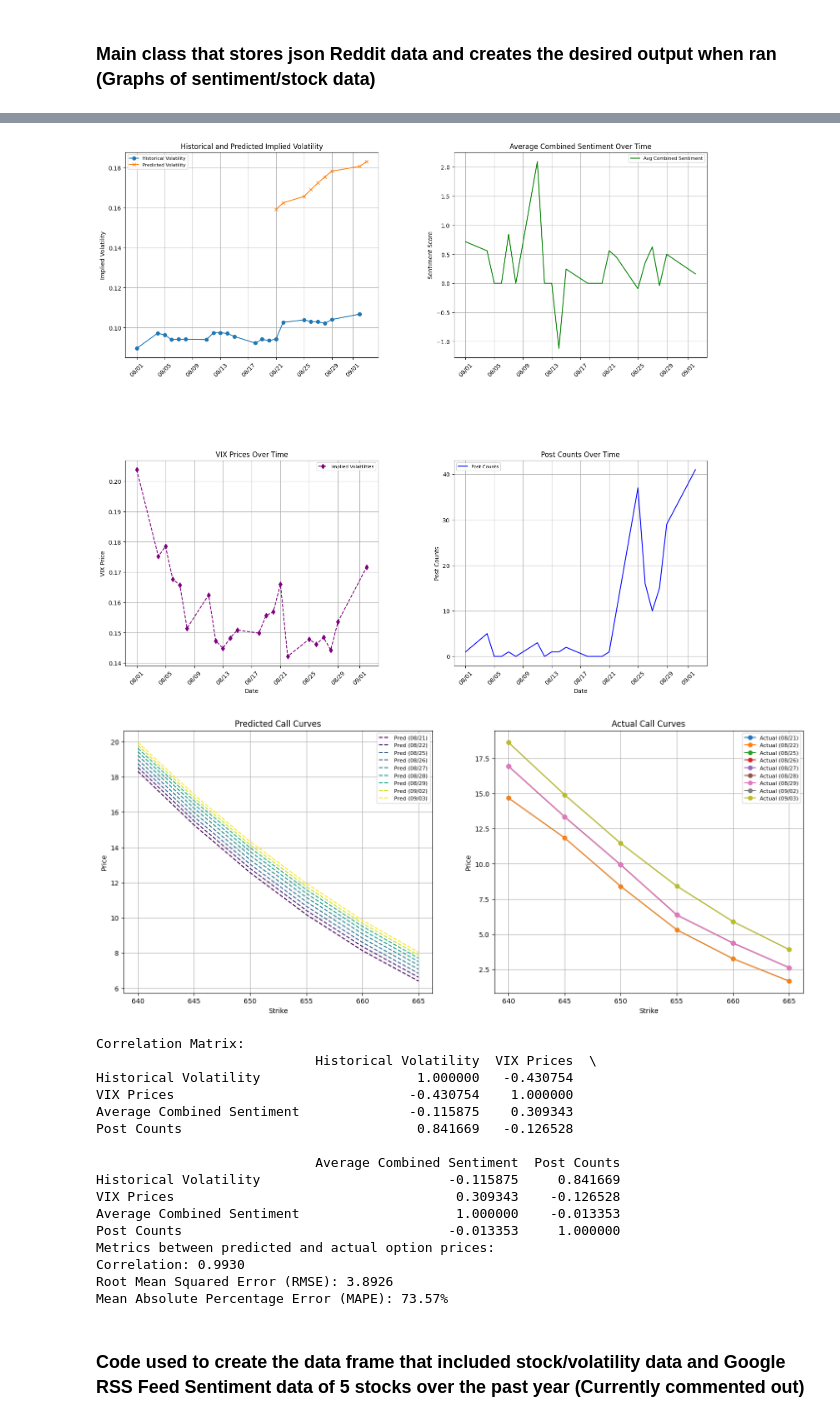
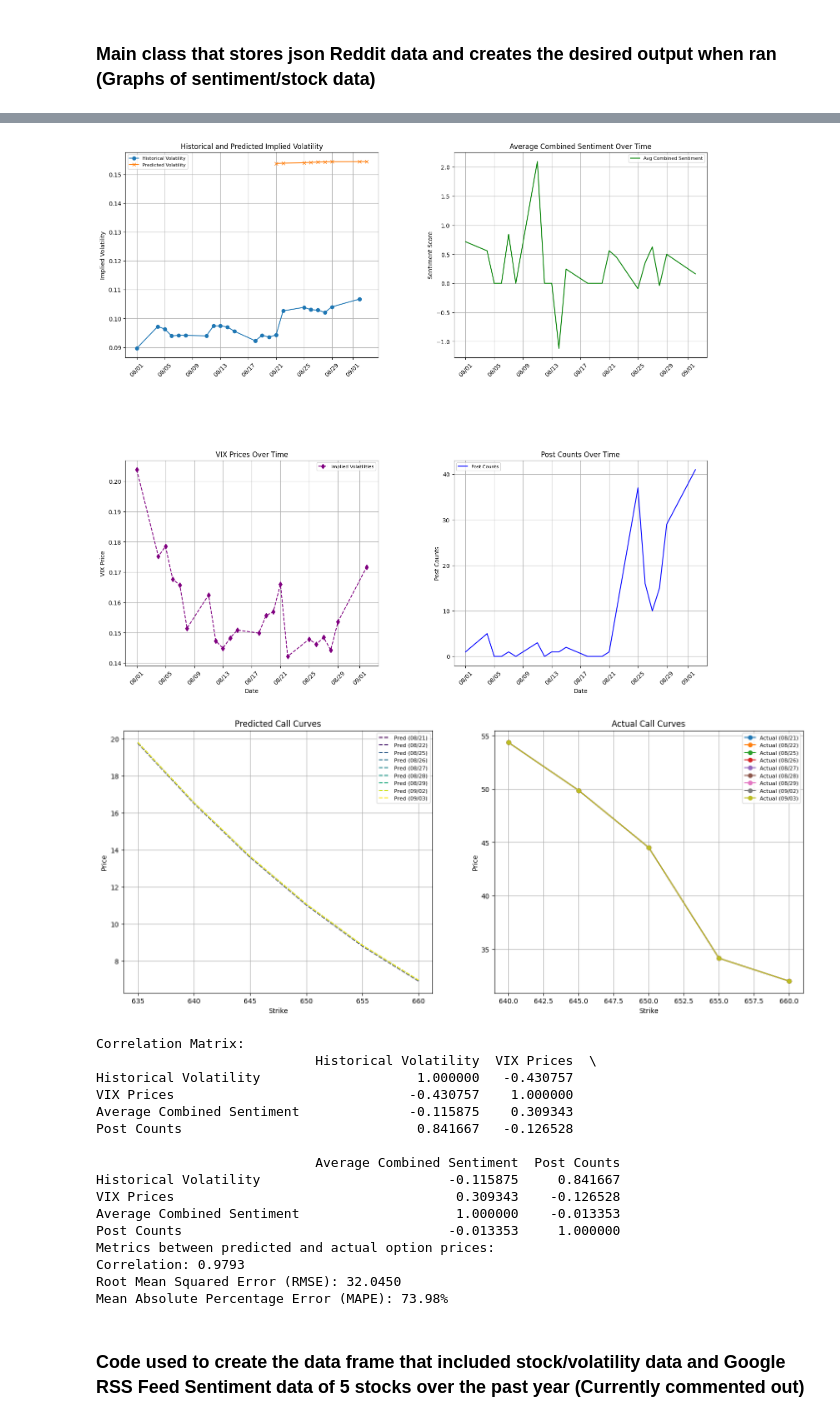
Before and after one commit to Aroesler1/option-volatility-pricing, a Jupyter notebook: Main.ipynb, the cells around one changed output, grey strips where cells are left out. Cells and saved outputs as stored; diff of their text form; code cells hidden in the pictures.

```diff
--- a/Main.ipynb
+++ b/Main.ipynb
@@ -630,12 +766,26 @@ class VolatilityAnalysisRunner:
         calculates Black-Scholes prices, fetches actual option prices, plots various metrics,
         and computes correlation metrics.
         """
+        # Load sentiment data first to determine date range
         sentiment_data = load_sentiment_data(self.json_file)
-        spy_prices = fetch_spy_prices()
+
+        # Determine date range from sentiment data
+        sentiment_dates = pd.to_datetime(sentiment_data['date'])
+        start_date = sentiment_dates.min() - timedelta(days=60)  # Extra buffer for volatility calculation
+        end_date = sentiment_dates.max() + timedelta(days=10)  # Buffer for predictions
+
+        # Fetch SPY prices for the sentiment date range
+        spy_data = yf.download("SPY", start=start_date, end=end_date)
+        spy_data.index = pd.to_datetime(spy_data.index)
+        spy_prices = spy_data['Close']
+
+        # Fetch VIX data for the sentiment date range
+        vix_data = yf.download("^VIX", start=start_date, end=end_date)
+        vix_data.index = pd.to_datetime(vix_data.index)
+        vix_data = vix_data['Close'] / 100
+
         historical_volatility = calculate_historical_volatility(spy_prices)
-        vix_data = fetch_vix_data() / 100
         adjusted_sentiments = adjust_sentiment_to_trading_days(sentiment_data, spy_prices)
-
 
         lookback = 14
         X, y, scaler, merged_data = prepare_lstm_data(adjusted_sentiments, vix_data, lookback=lookback)
@@ -649,7 +799,7 @@ class VolatilityAnalysisRunner:
         future_volatilities = future_volatilities[:len(valid_future_dates)]
         actual_volatilities = historical_volatility.loc[valid_future_dates, "historical_volatility"]
 
-        S = spy_prices.iloc[-1][0]
+        S = spy_prices.iloc[-1][0] if hasattr(spy_prices.iloc[-1], '__len__') else spy_prices.iloc[-1]
         T = 30 / 365
         r = 0.05
         strike_prices = np.arange(S * 0.98, S * 1.02, 5)
@@ -797,7 +947,7 @@ class VolatilityAnalysisRunner:
         # === CORRELATIONS (aligned index; force Series) ===
         # Build a common date index across the three sources
         corr_idx = adjusted_sentiments.index \
-            .intersection(vix_data.index if isinstance(vix_data, (pd.Series, pd.DataFrame)) else vix_series.index) \
+            .intersection(vix_data.index) \
             .intersection(historical_volatility.index)
         corr_idx = corr_idx.sort_values()
 
@@ -864,7 +1014,7 @@ class VolatilityAnalysisRunner:
         else:
             print("No overlapping strike prices found between predicted and actual options.")
 # %%
-runner = VolatilityAnalysisRunner(json_file=r"sentiment_prev_full_month.json")
+runner = VolatilityAnalysisRunner(json_file=r"data/sentiment_prev_full_month.json")
 runner.run()
 # %% [output]
 [*********************100%***********************]  1 of 1 completed
@@ -881,21 +1022,21 @@ runner.run()
-[figure, old version]
+[figure, new version]
-[figure, old version]
+[figure, new version]
-Correlation Matrix:
-                            Historical Volatility  VIX Prices  \
-Historical Volatility                    1.000000   -0.430754
-VIX Prices                              -0.430754    1.000000
-Average Combined Sentiment              -0.115875    0.309343
-Post Counts                              0.841669   -0.126528
-
-                            Average Combined Sentiment  Post Counts
-Historical Volatility                        -0.115875     0.841669
-VIX Prices                                    0.309343    -0.126528
-Average Combined Sentiment                    1.000000    -0.013353
-Post Counts                                  -0.013353     1.000000
-Metrics between predicted and actual option prices:
-Correlation: 0.9930
-Root Mean Squared Error (RMSE): 3.8926
-Mean Absolute Percentage Error (MAPE): 73.57%
+Correlation Matrix:
+                            Historical Volatility  VIX Prices  \
+Historical Volatility                    1.000000   -0.430757
+VIX Prices                              -0.430757    1.000000
+Average Combined Sentiment              -0.115875    0.309343
+Post Counts                              0.841667   -0.126528
+
+                            Average Combined Sentiment  Post Counts
+Historical Volatility                        -0.115875     0.841667
+VIX Prices                                    0.309343    -0.126528
+Average Combined Sentiment                    1.000000    -0.013353
+Post Counts                                  -0.013353     1.000000
+Metrics between predicted and actual option prices:
+Correlation: 0.9793
+Root Mean Squared Error (RMSE): 32.0450
+Mean Absolute Percentage Error (MAPE): 73.98%
 # %% [markdown]
 ### Code used to create the data frame that included stock/volatility data and Google RSS Feed Sentiment data of 5 stocks over the past year (Currently commented out)
 # %%
```
Also changed, not shown: parts of 40 cells of this notebook, 1 other file.
